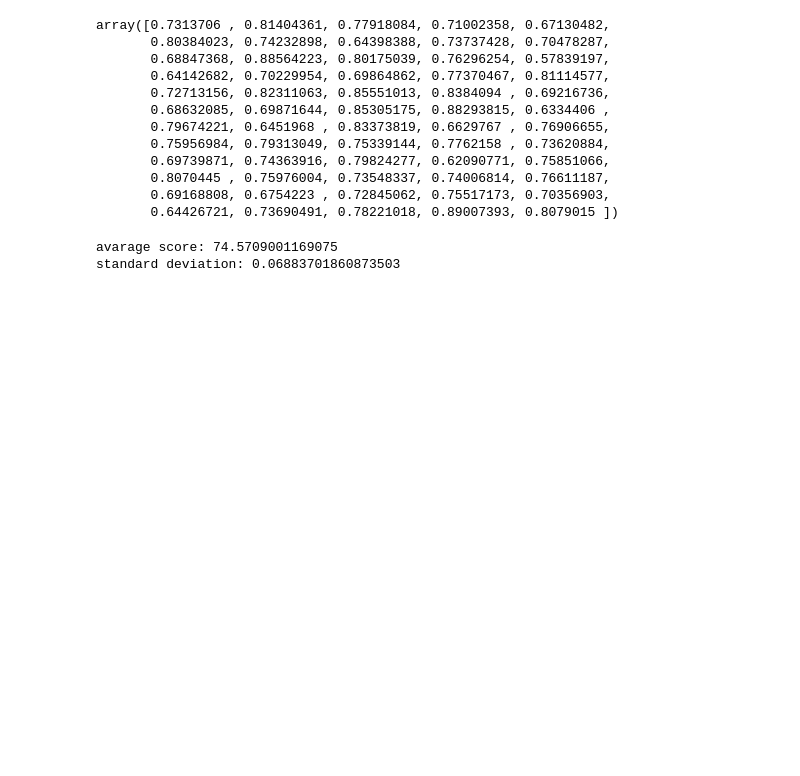
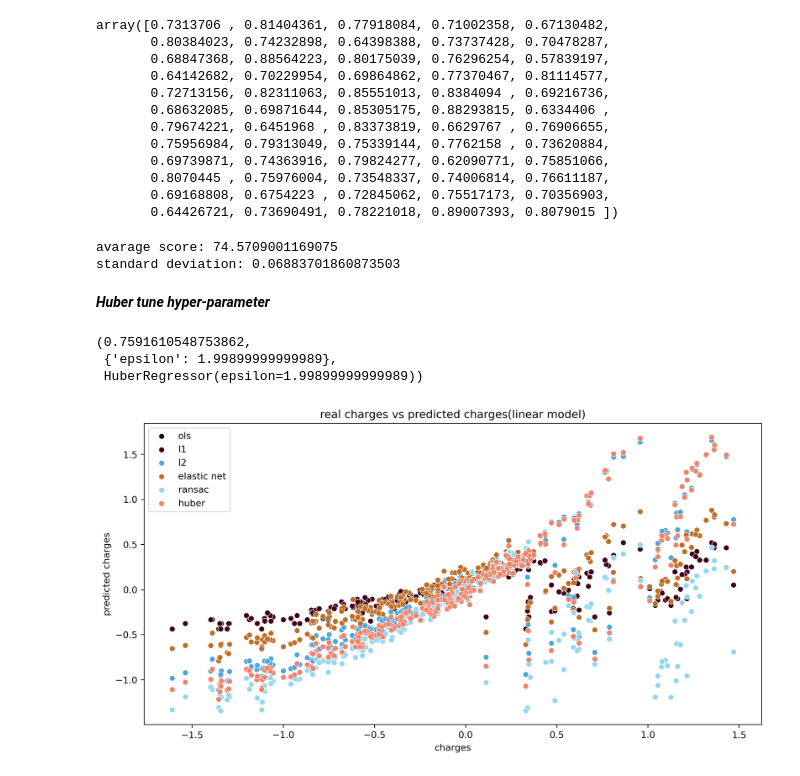
Before and after one commit to ashen007/MedicalCostPrediction-insurance_fraudDetection, a Jupyter notebook: models/health cost prediction/linear models.ipynb, the cells around one changed output. Drawn from its saved outputs; the diff is of its cells as text; code cells hidden in the pictures; blank space fills up the shorter version.

Commit message:
huber model hyper-parameter tuning

```diff
--- a/models/health cost prediction/linear models.ipynb
+++ b/models/health cost prediction/linear models.ipynb
@@ -486,3 +472,5 @@ print(f'average score: {np.mean(scores_huber) * 100}\n'
 # %% [output]
 avarage score: 74.5709001169075
 standard deviation: 0.06883701860873503
+# %% [markdown]
+*****Huber tune hyper-parameter*****
@@ -488,0 +483,26 @@ standard deviation: 0.06883701860873503
+# %%
+result_huber.best_score_, result_huber.best_params_, result_huber.best_estimator_
+# %% [output]
+(0.7591610548753862,
+ {'epsilon': 1.99899999999989},
+ HuberRegressor(epsilon=1.99899999999989))
+# %%
+huber_model = HuberRegressor(epsilon=1.9989).fit(x_train, y_train)
+huber_prediction = huber_model.predict(x_test)
+# %%
+plt.figure(figsize=[12, 6], dpi=300)
+
+sns.scatterplot(x=y_test, y=ols_predictions, color='#0D0D0D', label='ols')
+sns.scatterplot(x=y_test, y=l1_prediction, color='#400118', label='l1')
+sns.scatterplot(x=y_test, y=l2_prediction, color='#52A5D9', label='l2')
+sns.scatterplot(x=y_test, y=en_prediction, color='#BF6E26', label='elastic net')
+sns.scatterplot(x=y_test, y=ransac_prediction, color='#91D7F2', label='ransac')
+sns.scatterplot(x=y_test, y=huber_prediction, color='#F2836B', label='huber')
+
+plt.legend()
+plt.title('real charges vs predicted charges(linear model)')
+plt.ylabel('predicted charges')
+plt.savefig('../../demo/Model Creation/compare real_regularization_robust.png')
+plt.show()
+# %% [output]
+[figure, added]
```
Also changed, not shown: parts of 2 cells of this notebook, 1 other file.
